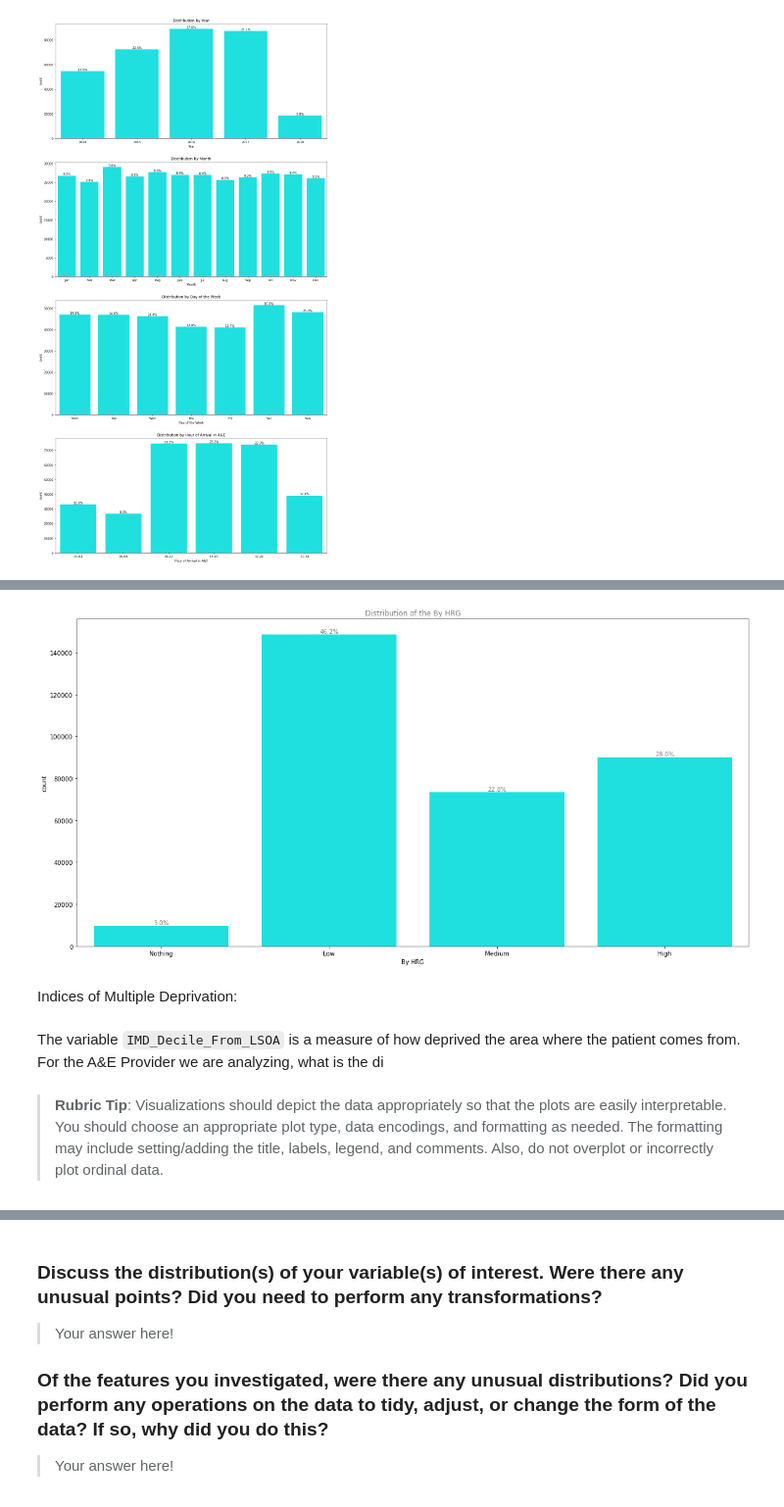
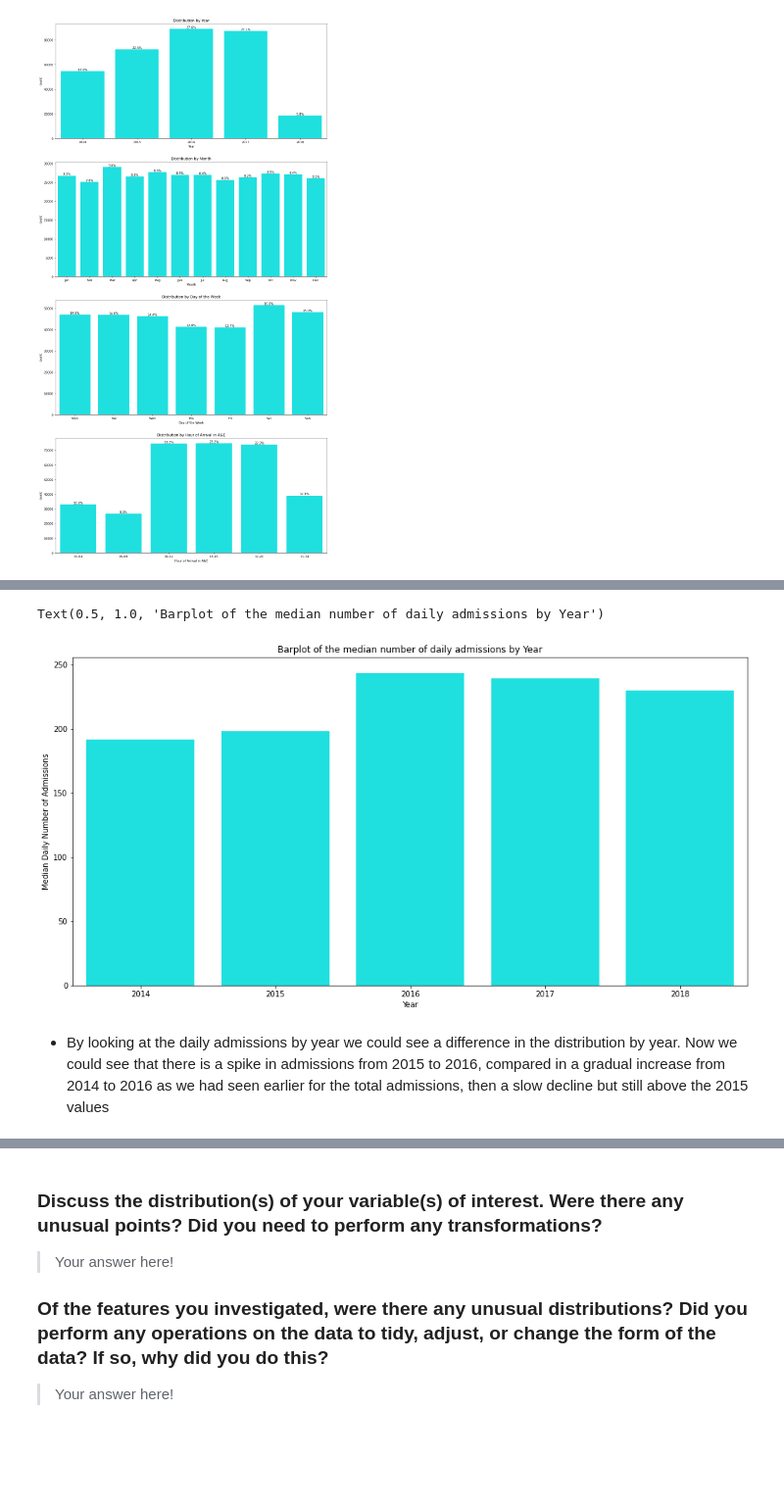
Before and after one commit to biogear13/A-E_admitted_Synthetic_Data, a Jupyter notebook: AandE_admission_EA.ipynb, the cells around one changed output, grey strips where cells are left out. Shown: that part at 98% size. Cells and saved outputs as stored; diff of their text form; code cells hidden in the pictures; blank space fills up the shorter version.

```diff
--- a/AandE_admission_EA.ipynb
+++ b/AandE_admission_EA.ipynb
@@ -679,12 +619,17 @@ create_countplot(aedata_df,'Treatment_Function_Code', 'Number of admission by Tr
-# %%
-create_countplot(aedata_df,'AE_HRG', 'By HRG', order=False)
-# %% [output]
-[figure, removed]
-# %% [markdown]
-Indices of Multiple Deprivation:
-# %% [markdown]
-The variable `IMD_Decile_From_LSOA` is a measure of how deprived the area where the patient comes from. For the A&E Provider we are analyzing, what is the di
-# %% [markdown]
-
-
->**Rubric Tip**: Visualizations should depict the data appropriately so that the plots are easily interpretable. You should choose an appropriate plot type, data encodings, and formatting as needed. The formatting may include setting/adding the title, labels, legend, and comments. Also, do not overplot or incorrectly plot ordinal data.
+# %%
+# Compute for the median daily admission by year
+da_by_year=daily_admission.groupby(['Year']).apply(lambda x: pd.Series({
+    'median':x['num_of_admissions'].median()
+})).reset_index()
+# %%
+# Create a bar plot for the median daily admission
+plt.figure(figsize=(16,8))
+sns.barplot(data=da_by_year,x='Year',y='median', color='cyan',
+order=['2014','2015','2016','2017','2018'])
+plt.ylabel('Median Daily Number of Admissions')
+plt.title('Barplot of the median number of daily admissions by Year')
+# %% [output]
+Text(0.5, 1.0, 'Barplot of the median number of daily admissions by Year')
+[figure, added]
+# %% [markdown]
+* By looking at the daily admissions by year we could see a difference in the distribution by year. Now we could see that there is a spike in admissions from 2015 to 2016, compared in a gradual increase from 2014 to 2016 as we had seen earlier for the total admissions, then a slow decline but still above the 2015 values
```
Also changed, not shown: parts of 36 cells of this notebook, 2 other files.
